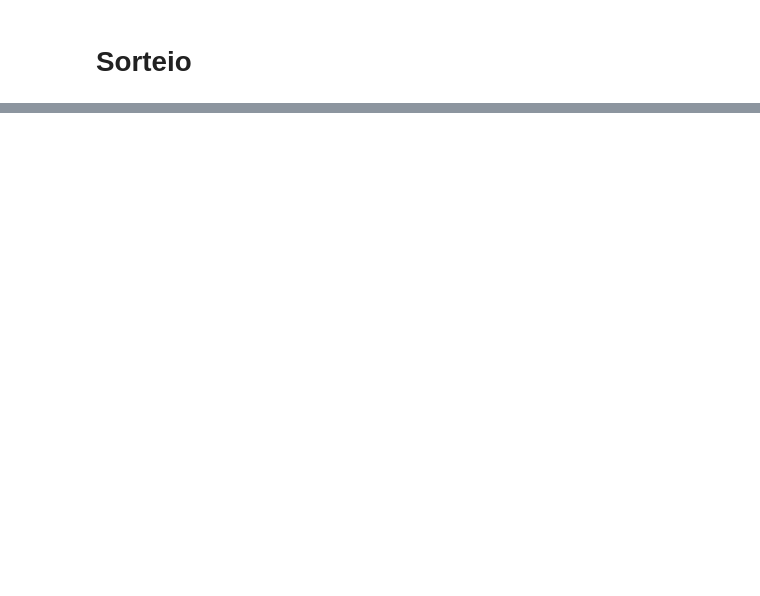
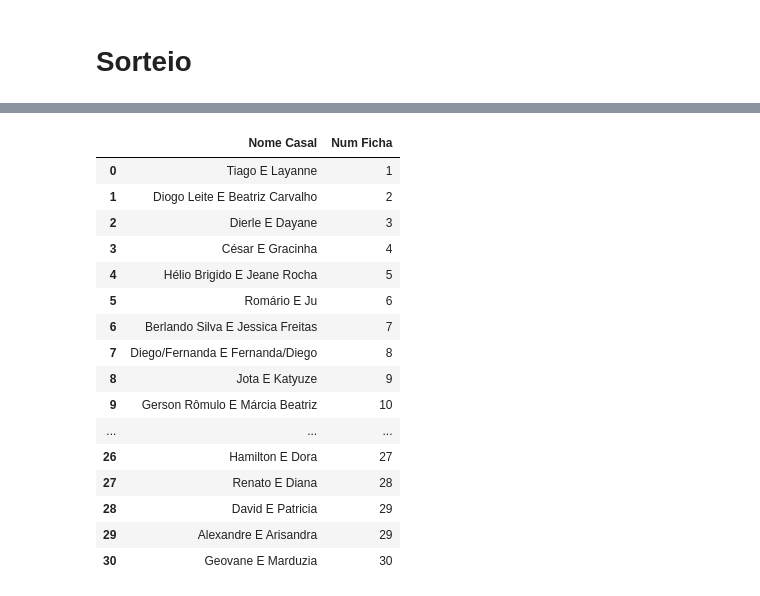
Before and after one commit to jarlanjsl/ECC, a Jupyter notebook: main.ipynb, the cells around one changed output, grey strips where cells are left out. Cells and saved outputs as stored; diff of their text form; code cells hidden in the pictures; blank space fills up the shorter version.

```diff
--- a/main.ipynb
+++ b/main.ipynb
@@ -120,0 +250,20 @@ lista_sorteio
+# %%
+sorteados
+# %% [output]
+|  | Nome Casal | Num Ficha |
+| 0 | Tiago E Layanne | 1 |
+| 1 | Diogo Leite E Beatriz Carvalho | 2 |
+| 2 | Dierle E Dayane | 3 |
+| 3 | César E Gracinha | 4 |
+| 4 | Hélio Brigido E Jeane Rocha | 5 |
+| 5 | Romário E Ju | 6 |
+| 6 | Berlando Silva E Jessica Freitas | 7 |
+| 7 | Diego/Fernanda E Fernanda/Diego | 8 |
+| 8 | Jota E Katyuze | 9 |
+| 9 | Gerson Rômulo E Márcia Beatriz | 10 |
+| ... | ... | ... |
+| 26 | Hamilton E Dora | 27 |
+| 27 | Renato E Diana | 28 |
+| 28 | David E Patricia | 29 |
+| 29 | Alexandre E Arisandra | 29 |
+| 30 | Geovane E Marduzia | 30 |
```
Also changed, not shown: parts of 13 cells of this notebook, 2 other files.
